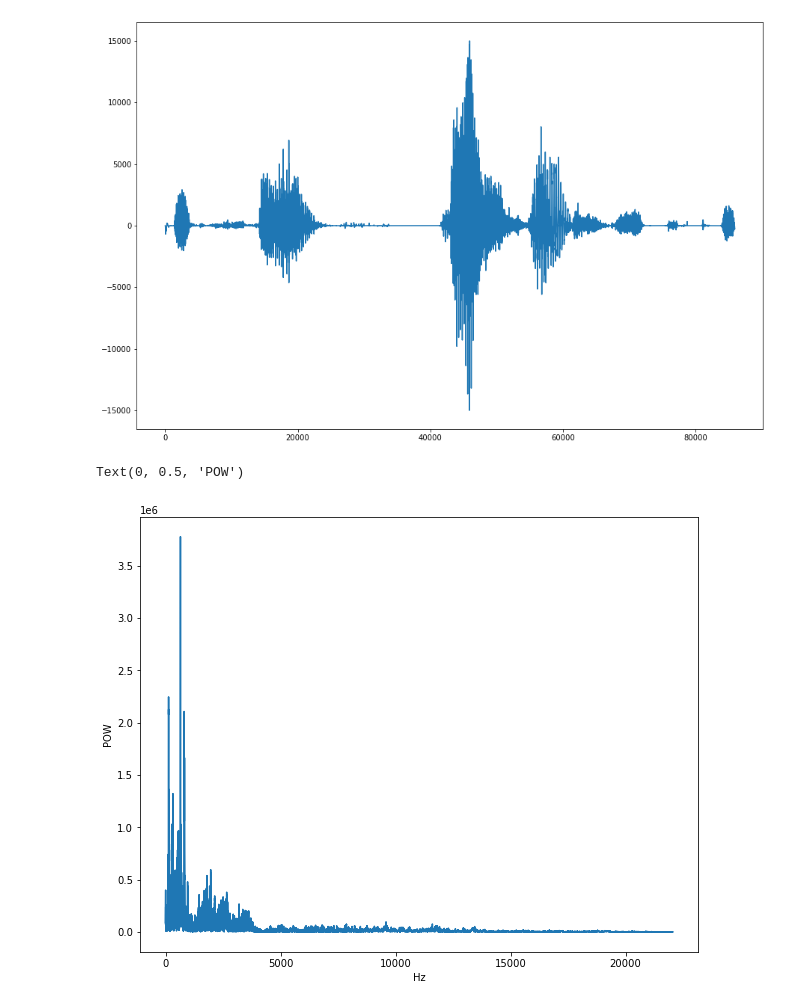
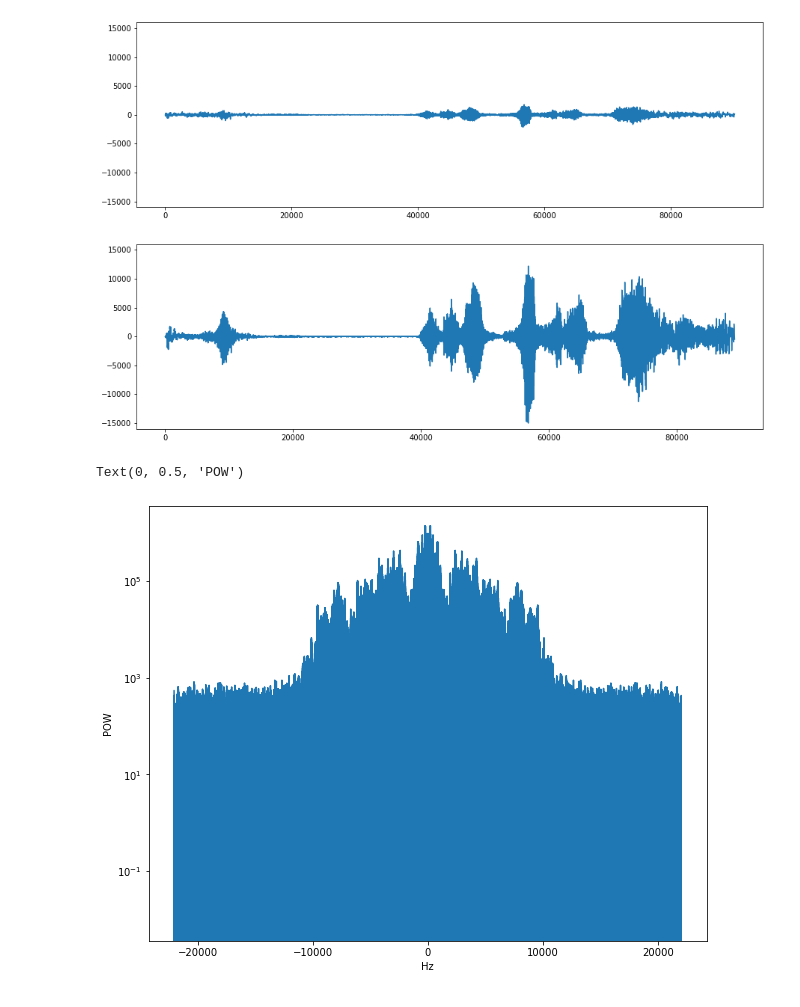
Before and after one commit to wst24365888/voice-presentation-control, a Jupyter notebook: audio_process.ipynb, the cells around one changed output. Cells and saved outputs as stored; diff of their text form; code cells hidden in the pictures.

```diff
--- a/audio_process.ipynb
+++ b/audio_process.ipynb
@@ -24,7 +24,7 @@ from voice_presentation_control.recognizer import Recognizer
 
 audio = pyaudio.PyAudio()
 # %%
-wavefile = wave.open(f"C:/UserD/Program/Project_Python/voice-presentation-control/voice_presentation_control/wave_files/test_save_{17}.wav", "rb")
+wavefile = wave.open(f"C:/UserD/Program/Project_Python/voice-presentation-control/voice_presentation_control/wav_files/test_save_{476}.wav", "rb")
 # %%
 wave_raw=wavefile.readframes(wavefile.getnframes())
 wave_raw=array("h", wave_raw)
@@ -63,30 +61,40 @@ def moving_average(avg_wave, n=7) :
 #avg_wave=moving_average(avg_wave,window_size)
 #new_wave_raw=array('h',avg_wave.astype(int))
 # %%
-fig,ax = plt.subplots(1,1,figsize=(15,10))
-ax.plot(new_wave_raw)
+fig,ax = plt.subplots(2,1,figsize=(15,10))
+
+for a in ax:
+  a.set_ylim([-16000,16000])
+
+ax[0].plot(wave_raw)
+
+ax[1].plot(new_wave_raw)
 plt.show()
 # %% [output]
-[figure, old version]
+[figure, new version]
 # %%
 fig,ax = plt.subplots(1,1,figsize=(10,8))
 fft_wave=np.array(array('h',wave_raw))
-fft_wave = logmmse.logmmse(data=fft_wave, sampling_rate=44100,noise_threshold=0.3,window_size=51)
+#fft_wave = logmmse.logmmse(data=fft_wave, sampling_rate=44100,noise_threshold=0.15,window_size=0)
 sample_num = len(fft_wave)
 sample_rate = 44100
 audio_max = np.max(abs(fft_wave))
 times = np.arange(sample_num)/sample_rate
 vib_fft = np.fft.fft(fft_wave)
 fft_freqs =np.fft.fftfreq(sample_num,times[1]-times[0])
 
 vib_fft_pow = np.abs(vib_fft)
 
-plt.plot(fft_freqs[fft_freqs>0],vib_fft_pow[fft_freqs>0])
+#plt.plot(fft_freqs[fft_freqs>0],vib_fft_pow[fft_freqs>0])
+#plt.xlabel('Hz')
+#plt.ylabel('POW')
+
+plt.semilogy(fft_freqs,vib_fft)
 plt.xlabel('Hz')
 plt.ylabel('POW')
 # %% [output]
 Text(0, 0.5, 'POW')
-[figure, old version]
+[figure, new version]
 # %%
 #fund_freq = fft_freqs[vib_fft_pow.argmax()]
 fig,ax = plt.subplots(1,1,figsize=(10,8))
```
Also changed, not shown: parts of 10 cells of this notebook, 3 other files.
